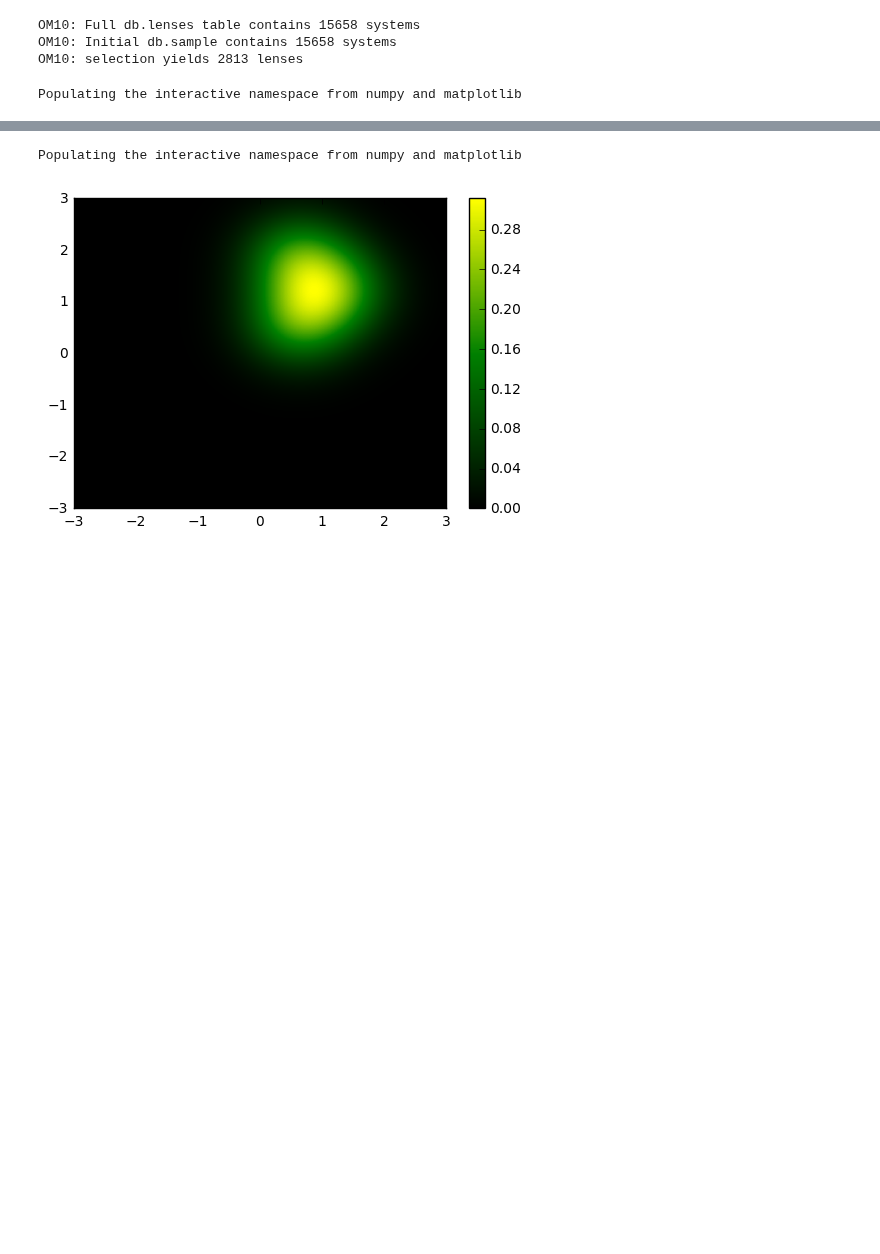
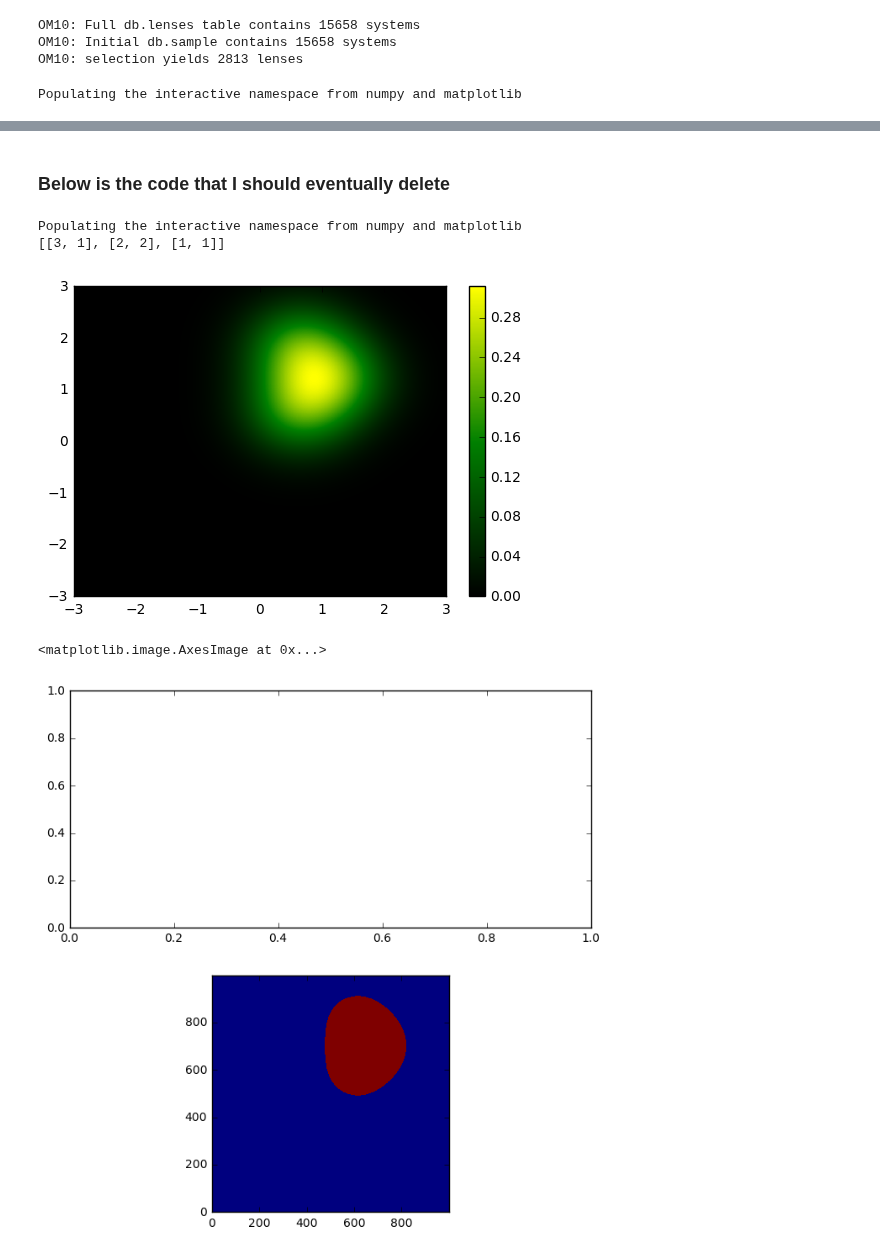
Before and after one commit to jiwoncpark/SLRealizer, a Jupyter notebook: python/desc/slrealizer/deblend_test.ipynb, the cells around one changed output, grey strips where cells are left out. Drawn from its saved outputs; the diff is of its cells as text; code cells hidden in the pictures; blank space fills up the shorter version.

```diff
--- a/python/desc/slrealizer/deblend_test.ipynb
+++ b/python/desc/slrealizer/deblend_test.ipynb
@@ -62,3 +64,5 @@ In 'draw_model', mag_ratio, quasar_alpha, lens_alpha = 1.9707563323 0.5074194021
+# %% [markdown]
+### Below is the code that I should eventually delete
 # %%
 #deblender sample
 from scipy.stats import multivariate_normal
@@ -66,6 +70,7 @@ import numpy as np
 import matplotlib
 import matplotlib.pyplot as plt
 import scipy
+import scipy.optimize as opt
 %matplotlib inline
 %pylab inline
 matplotlib.use('TkAgg')
@@ -79,21 +84,59 @@ image1 = [[0]*number_of_rows for _ in range(number_of_columns)]
 x, y = np.mgrid[-5:5:.01, -5:5:.01]
 pos = np.dstack((x, y))
 
+init_guess = []
+
+init_guess.append([3, 1])
+init_guess.append([2, 2])
+init_guess.append([1, 1])
+
+init_guess_sigma = []
+
+
+print init_guess
+
 rv = scipy.stats.multivariate_normal([3, 1]) # xPos, yPos, covariance matrix whose entrees are just FWHM
 #print rv
 image = image + rv.pdf(pos) # BUG: multiply flux ratio
 # save peak value
 rv = scipy.stats.multivariate_normal([2, 2])
-image1 = image + rv.pdf(pos)
+image = image + rv.pdf(pos)
 rv = scipy.stats.multivariate_normal([1, 1])
-image1 = image1 + rv.pdf(pos)
+image = image + rv.pdf(pos)
 #print image # this is a 2d array
+#print image
 
 cmap2 = matplotlib.colors.LinearSegmentedColormap.from_list('my_colormap', ['black', 'green', 'yellow'], 256)
-img2 = plt.imshow(image1, interpolation='nearest', cmap = cmap2, origin='lower', extent=[-3, 3, -3, 3], aspect = "auto")
+img2 = plt.imshow(image, interpolation='nearest', cmap = cmap2, origin='lower', extent=[-3, 3, -3, 3], aspect = "auto")
 
 plt.colorbar(img2,cmap=cmap2)
 plt.show()
+
+def twoD_Gaussian((x, y), amplitude, xo, yo, sigma_x, sigma_y, theta, offset):
+    xo = float(xo)
+    yo = float(yo)
+    a = (np.cos(theta)**2)/(2*sigma_x**2) + (np.sin(theta)**2)/(2*sigma_y**2)
+    b = -(np.sin(2*theta))/(4*sigma_x**2) + (np.sin(2*theta))/(4*sigma_y**2)
+    c = (np.sin(theta)**2)/(2*sigma_x**2) + (np.cos(theta)**2)/(2*sigma_y**2)
+    g = offset + amplitude*np.exp( - (a*((x-xo)**2) + 2*b*(x-xo)*(y-yo)
+                            + c*((y-yo)**2)))
+    return g
 # %% [output]
 Populating the interactive namespace from numpy and matplotlib
+[[3, 1], [2, 2], [1, 1]]
 [figure]
+# %%
+import photutils
+segm = photutils.detect_sources(image, 0.1, 3)
+# plot the image and the segmentation image
+import matplotlib.pyplot as plt
+numpy.set_printoptions(threshold='nan')
+fig, (ax1, ax2) = plt.subplots(2, 1, figsize=(8, 8))
+ax2.imshow(segm.data, origin='lower', interpolation='nearest')
+#print segm.data
+
+#segm_deblend = photutils.segmentation.deblend_sources(image, segm.data, 4)
+#plt.imshow(segm_deblend.data, origin='lower', interpolation='nearest')
+# %% [output]
+<matplotlib.image.AxesImage at 0x...>
+[figure, added]
```
Also changed, not shown: parts of 4 cells of this notebook, 2 other files.
